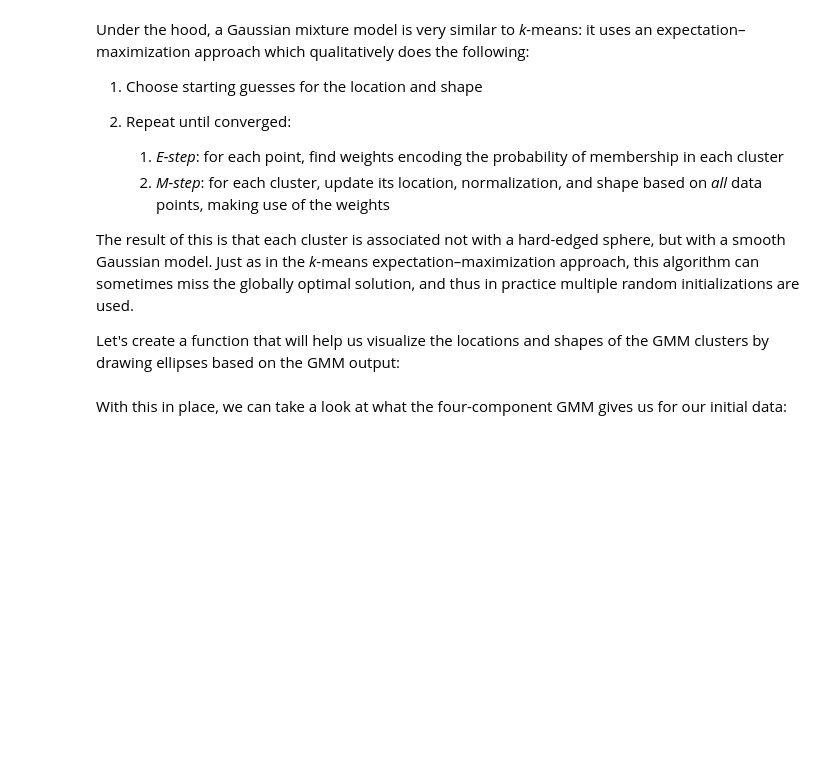
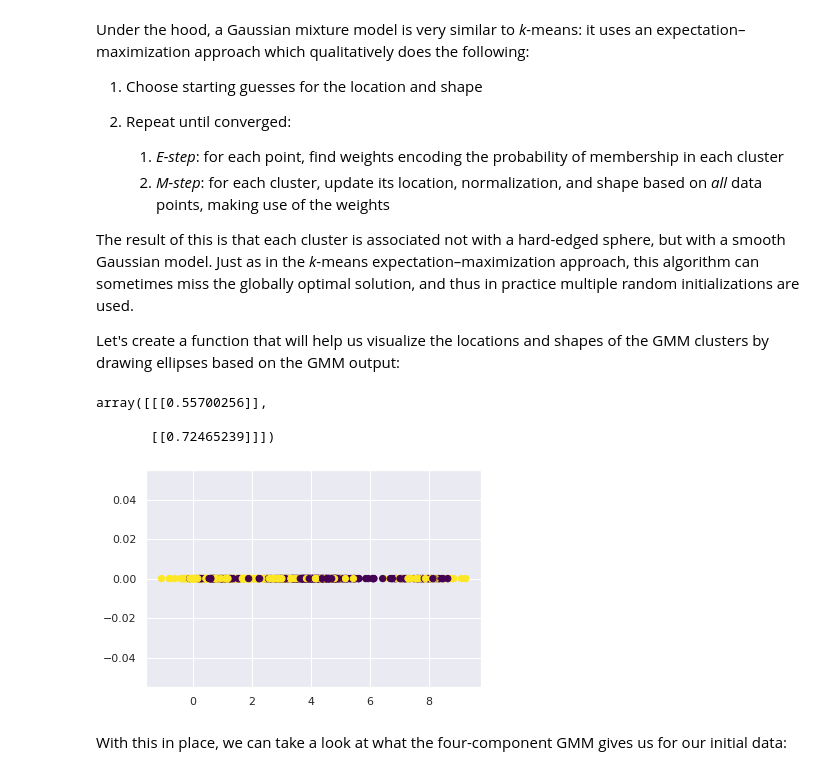
Before and after one commit to gknair/EggBot, a Jupyter notebook: notebooks/05.12-Gaussian-Mixtures.ipynb, the cells around one changed output. Cells and saved outputs as stored; diff of their text form; code cells hidden in the pictures; blank space fills up the shorter version.

```diff
--- a/notebooks/05.12-Gaussian-Mixtures.ipynb
+++ b/notebooks/05.12-Gaussian-Mixtures.ipynb
@@ -175,3 +175,20 @@ def plot_gmm(gmm, X, label=True, ax=None):
     w_factor = 0.2 / gmm.weights_.max()
     for pos, covar, w in zip(gmm.means_, gmm.covariances_, gmm.weights_):
         draw_ellipse(pos, covar, alpha=w * w_factor)
+# %%
+X1D, y_true_1D = make_blobs(n_samples=400,n_features=1, centers=2,
+                       cluster_std=0.80, random_state=0)
+y = np.zeros(X1D.size)
+plt.scatter(X1D,y, c=labels, s=40, cmap='viridis');
+
+gmm = GaussianMixture(n_components=2,weights_init=[0.01,0.99],).fit(X1D)
+labels = gmm.predict(X1D)
+plt.scatter(X[:, 0], y, c=labels, s=40, cmap='viridis');
+gmm.weights_
+gmm.means_
+gmm.covariances_
+# %% [output]
+array([[[0.55700256]],
+
+       [[0.72465239]]])
+[figure, added]
```
Also changed, not shown: parts of 4 cells of this notebook.
